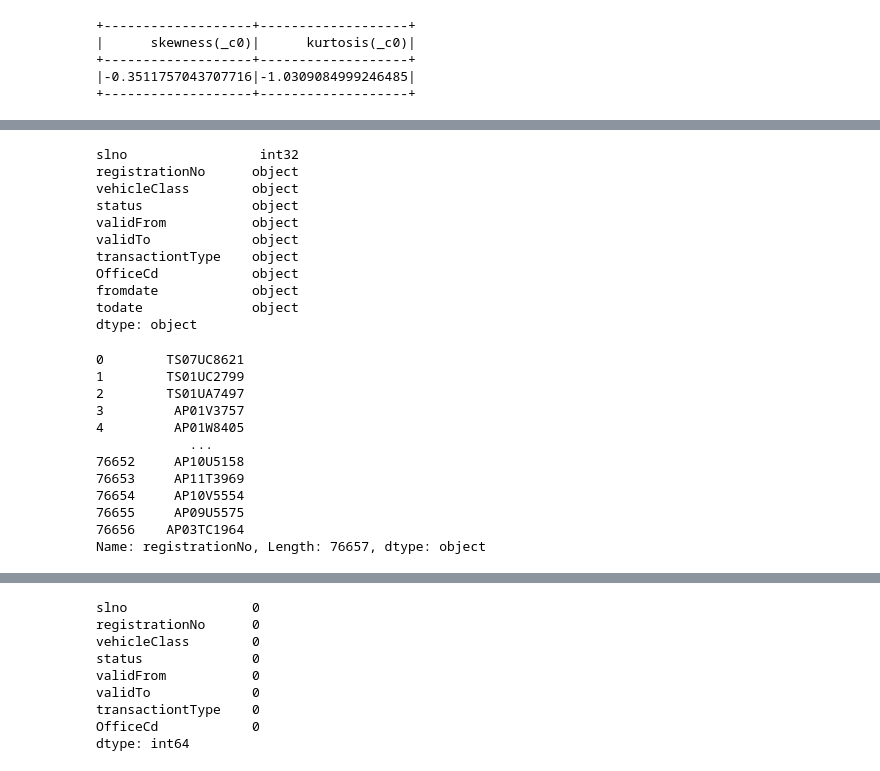
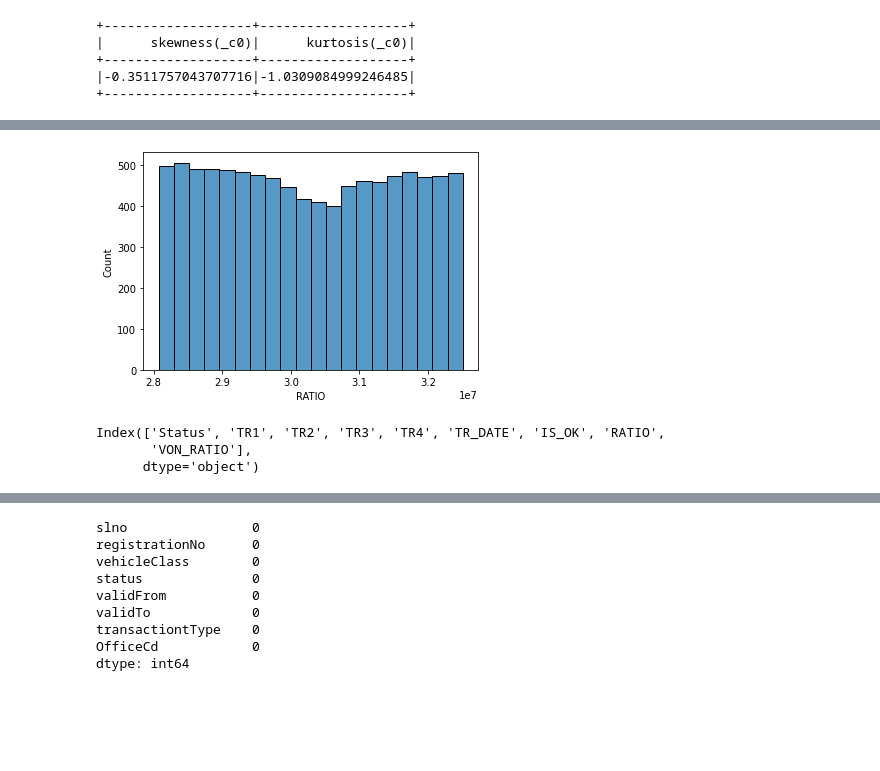
Before and after one commit to digitalhemanth/Data-Science, a Jupyter notebook: Scikit Learn/dataset_1/spark_hadoop_ml_1.ipynb, the cells around one changed output, grey strips where cells are left out. Saved outputs shown, nothing was run; the diff lists cells and outputs as text; code cells hidden in the pictures; blank space fills up the shorter version.

```diff
--- a/Scikit Learn/dataset_1/spark_hadoop_ml_1.ipynb
+++ b/Scikit Learn/dataset_1/spark_hadoop_ml_1.ipynb
@@ -109,29 +136,17 @@ df.replace(np.nan,0)
+# %%
+import seaborn as sns
+import matplotlib.pyplot as plt
+
+# sns.set(style="darkgrid")
+# trans_data = sns.load_dataset("iris")
+
+sns.histplot(data=df, x="RATIO", bins=20)
+plt.show()
+# %% [output]
+[figure, added]
 # %%
-df.dtypes
+df.columns
 # %% [output]
-slno                 int32
-registrationNo      object
-vehicleClass        object
-status              object
-validFrom           object
-validTo             object
-transactiontType    object
-OfficeCd            object
-fromdate            object
-todate              object
-dtype: object
+Index(['Status', 'TR1', 'TR2', 'TR3', 'TR4', 'TR_DATE', 'IS_OK', 'RATIO',
+       'VON_RATIO'],
+      dtype='object')
-# %%
-df['registrationNo']
-# %% [output]
-0        TS07UC8621
-1        TS01UC2799
-2        TS01UA7497
-3         AP01V3757
-4         AP01W8405
-            ...
-76652     AP10U5158
-76653     AP11T3969
-76654     AP10V5554
-76655     AP09U5575
-76656    AP03TC1964
-Name: registrationNo, Length: 76657, dtype: object
```
Also changed, not shown: parts of 19 cells of this notebook.
